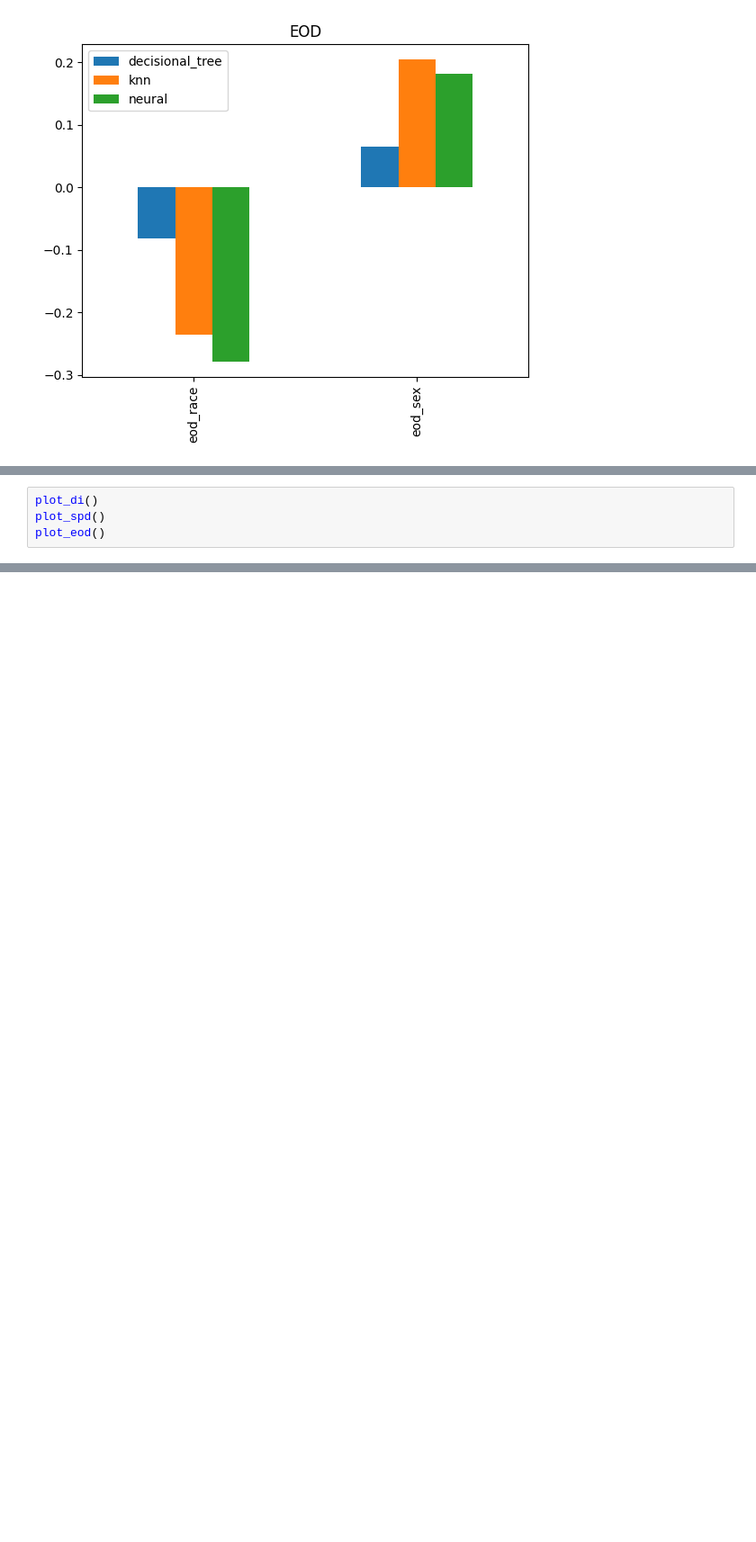
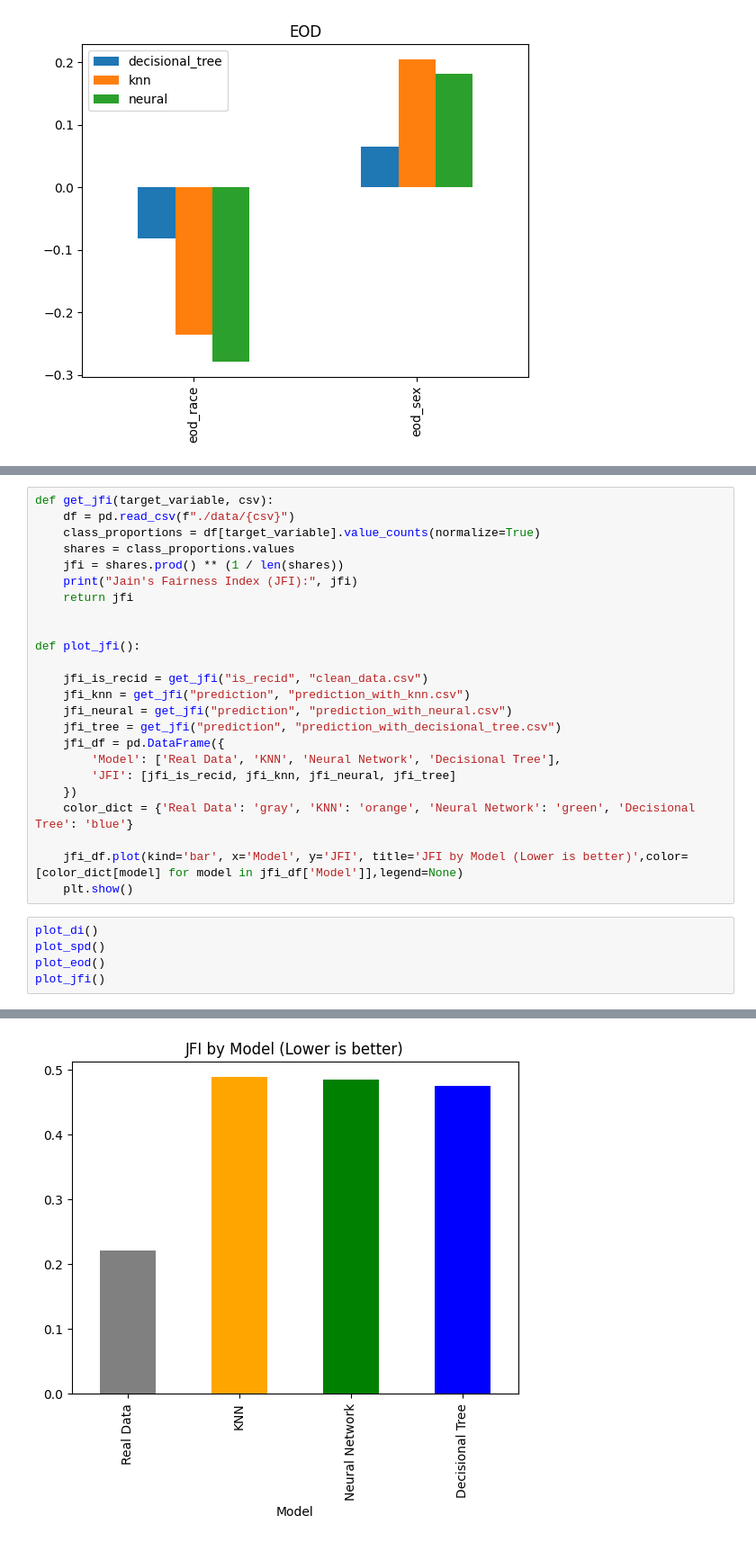
Before and after one commit to RonangLeSang/PROJ831, a Jupyter notebook: Bias_metrics.ipynb, the cells around one changed output, grey strips where cells are left out. Shown at 90% size. Cells and saved outputs as stored; diff of their text form; blank space fills up the shorter version.

```diff
--- a/spd_di_eod.ipynb
+++ b/Bias_metrics.ipynb
@@ -295,5 +298,30 @@ plot_eod()
+# %%
+def get_jfi(target_variable, csv):
+    df = pd.read_csv(f"./data/{csv}")
+    class_proportions = df[target_variable].value_counts(normalize=True)
+    shares = class_proportions.values
+    jfi = shares.prod() ** (1 / len(shares))
+    print("Jain's Fairness Index (JFI):", jfi)
+    return jfi
+
+
+def plot_jfi():
+
+    jfi_is_recid = get_jfi("is_recid", "clean_data.csv")
+    jfi_knn = get_jfi("prediction", "prediction_with_knn.csv")
+    jfi_neural = get_jfi("prediction", "prediction_with_neural.csv")
+    jfi_tree = get_jfi("prediction", "prediction_with_decisional_tree.csv")
+    jfi_df = pd.DataFrame({
+        'Model': ['Real Data', 'KNN', 'Neural Network', 'Decisional Tree'],
+        'JFI': [jfi_is_recid, jfi_knn, jfi_neural, jfi_tree]
+    })
+    color_dict = {'Real Data': 'gray', 'KNN': 'orange', 'Neural Network': 'green', 'Decisional Tree': 'blue'}
+
+    jfi_df.plot(kind='bar', x='Model', y='JFI', title='JFI by Model (Lower is better)',color=[color_dict[model] for model in jfi_df['Model']],legend=None)
+    plt.show()
 # %%
 plot_di()
 plot_spd()
 plot_eod()
+plot_jfi()
 # %% [output]
@@ -302,0 +341 @@ plot_eod()
+[figure, added]
```
Also changed, not shown: parts of 3 cells of this notebook, 1 other file.
